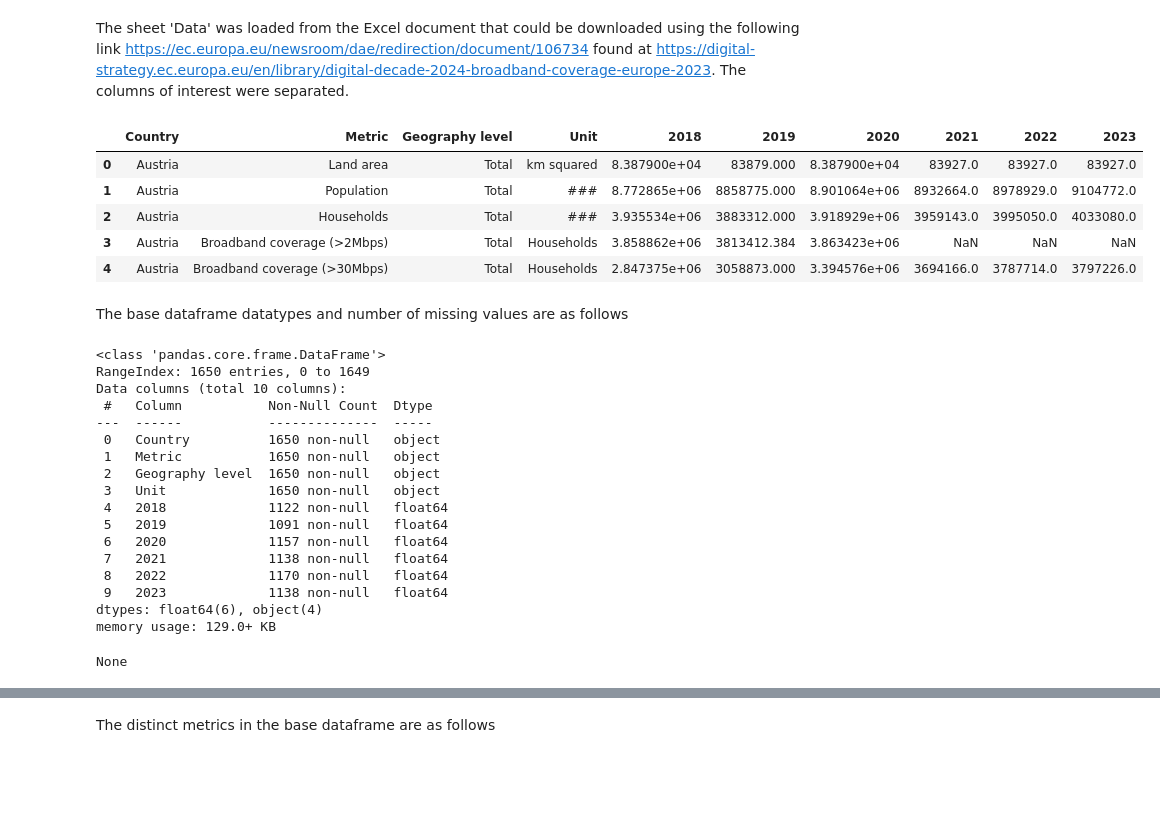
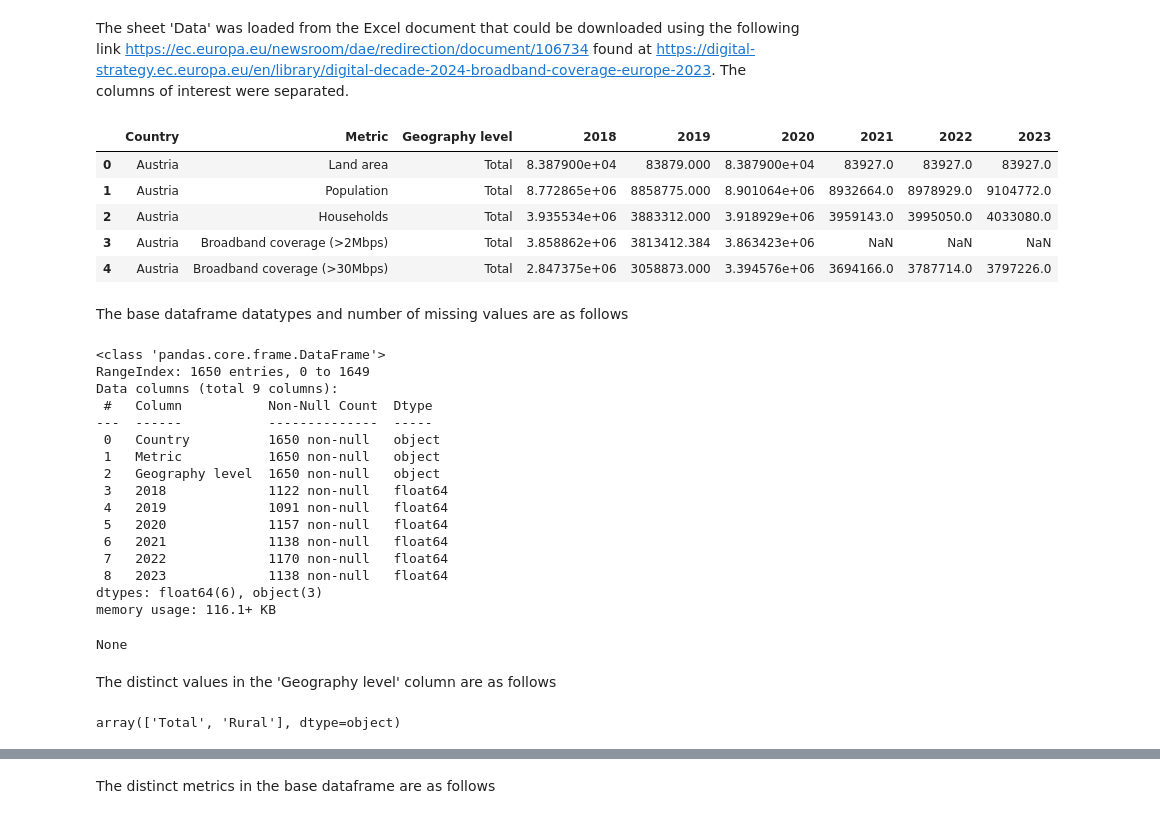
Before and after one commit to yuliiabosher/Fiber-optic-project, a Jupyter notebook: EU_historical_data.ipynb, the cells around one changed output, grey strips where cells are left out. Cells and saved outputs as stored; diff of their text form; code cells hidden in the pictures; blank space fills up the shorter version.

```diff
--- a/EU_historical_data.ipynb
+++ b/EU_historical_data.ipynb
@@ -10,16 +10,16 @@ import seaborn as sns
 The sheet 'Data' was loaded from the Excel document that could be downloaded using the following link https://ec.europa.eu/newsroom/dae/redirection/document/106734 found at https://digital-strategy.ec.europa.eu/en/library/digital-decade-2024-broadband-coverage-europe-2023. The columns of interest were separated.
 # %%
 eu_broadband = pd.read_excel('https://ec.europa.eu/newsroom/dae/redirection/document/106734', sheet_name ='Data', skiprows=6)
-eu_columns = ['Country', 'Metric', 'Geography level', 'Unit', 2018, 2019, 2020, 2021, 2022, 2023]
+eu_columns = ['Country', 'Metric', 'Geography level', 2018, 2019, 2020, 2021, 2022, 2023]
 eu_broadband = eu_broadband[eu_columns]
 display(eu_broadband.head())
 # %% [output]
-|  | Country | Metric | Geography level | Unit | 2018 | 2019 | 2020 | 2021 | 2022 | 2023 |
-| 0 | Austria | Land area | Total | km squared | 8.387900e+04 | 83879.000 | 8.387900e+04 | 83927.0 | 83927.0 | 83927.0 |
-| 1 | Austria | Population | Total | ### | 8.772865e+06 | 8858775.000 | 8.901064e+06 | 8932664.0 | 8978929.0 | 9104772.0 |
-| 2 | Austria | Households | Total | ### | 3.935534e+06 | 3883312.000 | 3.918929e+06 | 3959143.0 | 3995050.0 | 4033080.0 |
-| 3 | Austria | Broadband coverage (>2Mbps) | Total | Households | 3.858862e+06 | 3813412.384 | 3.863423e+06 | NaN | NaN | NaN |
-| 4 | Austria | Broadband coverage (>30Mbps) | Total | Households | 2.847375e+06 | 3058873.000 | 3.394576e+06 | 3694166.0 | 3787714.0 | 3797226.0 |
+|  | Country | Metric | Geography level | 2018 | 2019 | 2020 | 2021 | 2022 | 2023 |
+| 0 | Austria | Land area | Total | 8.387900e+04 | 83879.000 | 8.387900e+04 | 83927.0 | 83927.0 | 83927.0 |
+| 1 | Austria | Population | Total | 8.772865e+06 | 8858775.000 | 8.901064e+06 | 8932664.0 | 8978929.0 | 9104772.0 |
+| 2 | Austria | Households | Total | 3.935534e+06 | 3883312.000 | 3.918929e+06 | 3959143.0 | 3995050.0 | 4033080.0 |
+| 3 | Austria | Broadband coverage (>2Mbps) | Total | 3.858862e+06 | 3813412.384 | 3.863423e+06 | NaN | NaN | NaN |
+| 4 | Austria | Broadband coverage (>30Mbps) | Total | 2.847375e+06 | 3058873.000 | 3.394576e+06 | 3694166.0 | 3787714.0 | 3797226.0 |
 # %% [markdown]
 The base dataframe datatypes and number of missing values are as follows
 # %%
@@ -27,19 +27,24 @@ display(eu_broadband.info())
 # %% [output]
 <class 'pandas.core.frame.DataFrame'>
 RangeIndex: 1650 entries, 0 to 1649
-Data columns (total 10 columns):
+Data columns (total 9 columns):
  #   Column           Non-Null Count  Dtype
 ---  ------           --------------  -----
  0   Country          1650 non-null   object
  1   Metric           1650 non-null   object
  2   Geography level  1650 non-null   object
- 3   Unit             1650 non-null   object
- 4   2018             1122 non-null   float64
- 5   2019             1091 non-null   float64
- 6   2020             1157 non-null   float64
- 7   2021             1138 non-null   float64
- 8   2022             1170 non-null   float64
- 9   2023             1138 non-null   float64
-dtypes: float64(6), object(4)
-memory usage: 129.0+ KB
+ 3   2018             1122 non-null   float64
+ 4   2019             1091 non-null   float64
+ 5   2020             1157 non-null   float64
+ 6   2021             1138 non-null   float64
+ 7   2022             1170 non-null   float64
+ 8   2023             1138 non-null   float64
+dtypes: float64(6), object(3)
+memory usage: 116.1+ KB
 None
+# %% [markdown]
+The distinct values in the 'Geography level' column are as follows
+# %%
+display(eu_broadband['Geography level'].unique())
+# %% [output]
+array(['Total', 'Rural'], dtype=object)
```
Also changed, not shown: parts of 5 cells of this notebook.
